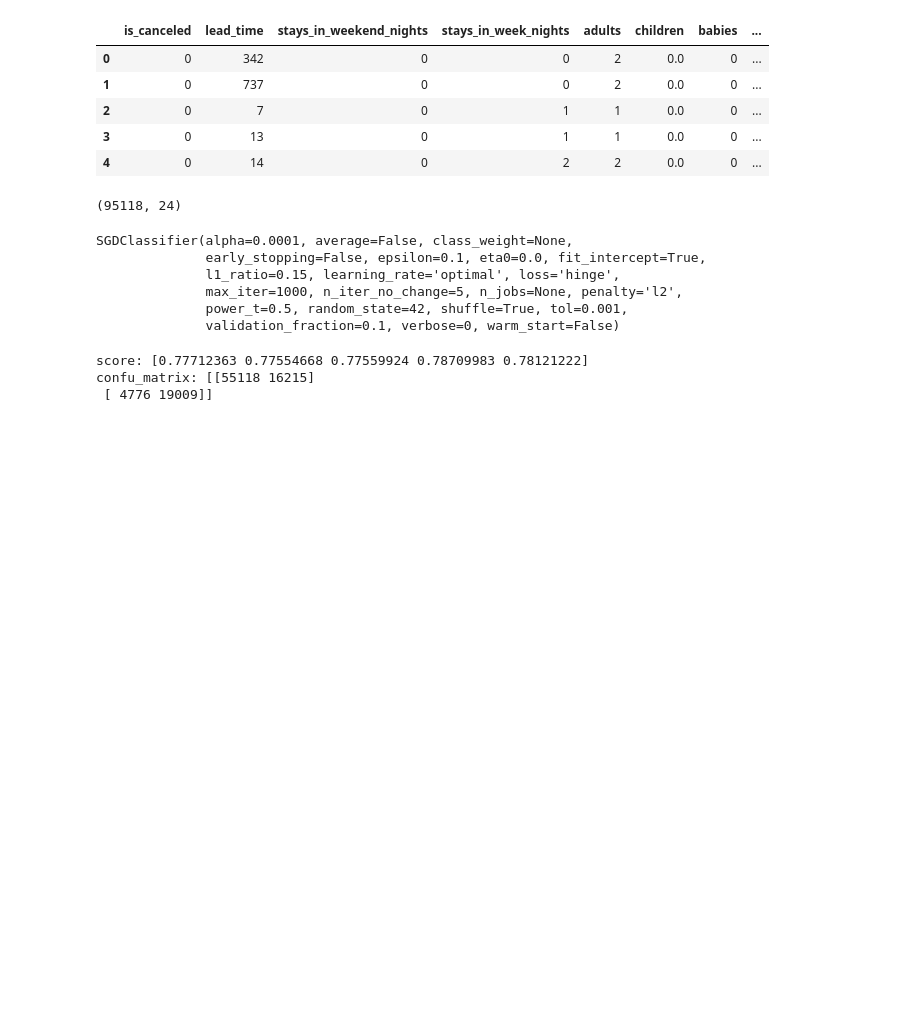
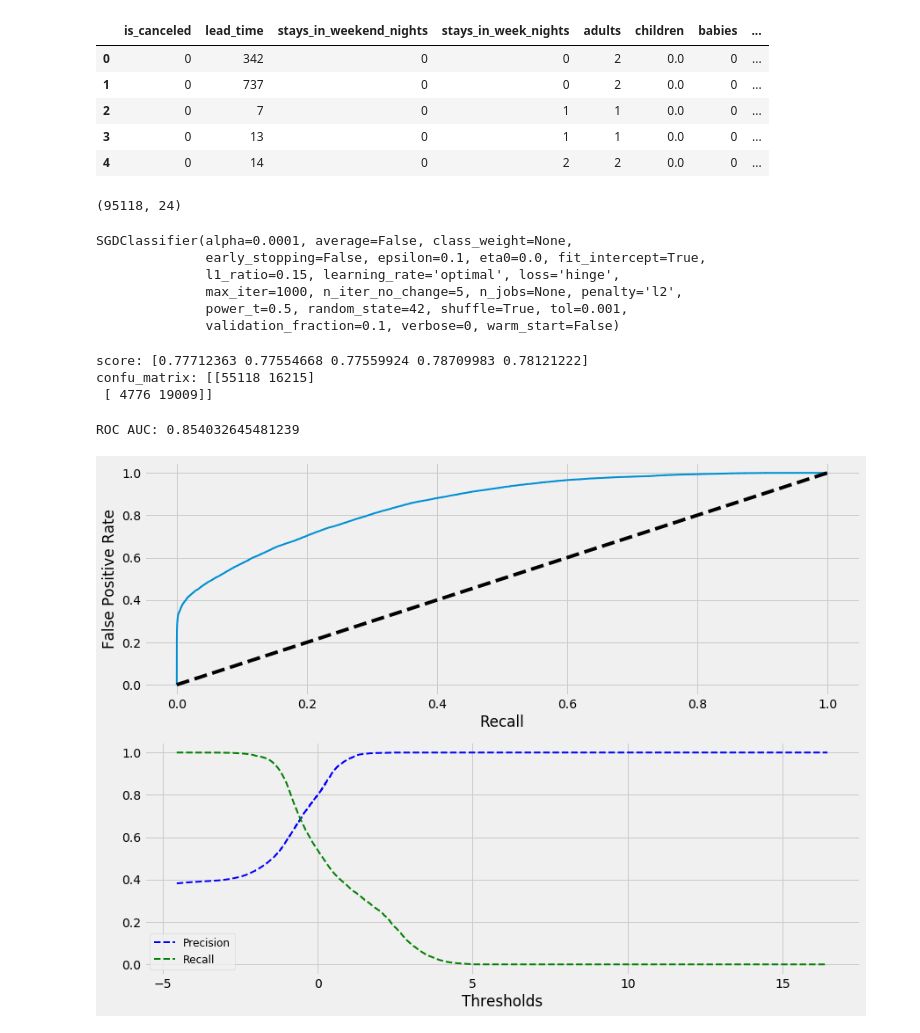
Before and after one commit to huy105/Hotel-booking-classify, a Jupyter notebook: HotelClassify.ipynb, the cells around one changed output. Saved outputs shown, nothing was run; the diff lists cells and outputs as text; code cells hidden in the pictures; blank space fills up the shorter version.

Commit message:
Update function
Add function caculate RocAuc and Precision_recall_cure and plot them

```diff
--- a/HotelClassify.ipynb
+++ b/HotelClassify.ipynb
@@ -262,16 +262,24 @@ confu_matrix: [[55118 16215]
 from sklearn.model_selection import cross_val_predict
 from sklearn.metrics import roc_curve
 from sklearn.metrics import roc_auc_score
+from sklearn.metrics import precision_recall_curve
 
 def EvalROCcurve_Plot(model, X, Y, cv = 5, method = "decision_function",
-                      styleplot = "seaborn", label = None, title = None):
-    result3 = cross_val_predict(model, X, Y, cv = cv, method = method)
-    result4 = roc_auc_score(Y, result3)
-    fpr, tpr, thresholds = roc_curve(Y, result3)
+                      styleplot = "seaborn", titleplot1 = None, titleplot2 = None):
+    y_score = cross_val_predict(model, X, Y, cv = cv, method = method)
+    # Caculate precision, recall and thresholds
+    precisions, recalls, thresholds1 = precision_recall_curve(Y, y_score)
+    # Caculate ROC AUC
+    RocAucScore = roc_auc_score(Y, y_score)
+    fpr, tpr, thresholds2 = roc_curve(Y, y_score)
     with plt.style.context(styleplot):
-        fig, ax = plt.subplots(figsize = (12, 8))
-        ax.plot(fpr, tpr, linewidth = 2, label = label)
-        ax.plot([0, 1], [0, 1], "k--")
-        ax.set(xlabel = "Recall", ylabel  = "False Positive Rate", title = title)
-    return result3
-    return result4
+        fig, ax = plt.subplots(2, 1, figsize = (13, 10))
+        ax[0].plot(fpr, tpr, linewidth = 2)
+        ax[0].plot([0, 1], [0, 1], "k--")
+        ax[0].set(xlabel = "Recall", ylabel  = "False Positive Rate", title = titleplot1)
+        # Plot precision and recall curve
+        ax[1].plot(thresholds1, precisions[:-1], "b--", label = "Precision", linewidth = 2)
+        ax[1].plot(thresholds1, recalls[:-1], "g--", label = "Recall", linewidth = 2)
+        ax[1].set(xlabel = "Thresholds", title = titleplot2)
+        ax[1].legend(prop={'size': 12})
+    print("ROC AUC:", RocAucScore)
@@ -281,0 +286,5 @@ fpr, tpr, thresholds = roc_curve(hotel_label_train_set,label_scores_pre)
+# %%
+EvalROCcurve_Plot(sgd_clf, X_prepared_train_set_reduced, Y_train_set, styleplot = "fivethirtyeight")
+# %% [output]
+ROC AUC: 0.854032645481239
+[figure, added]
```
Also changed, not shown: parts of 1 cell of this notebook.
